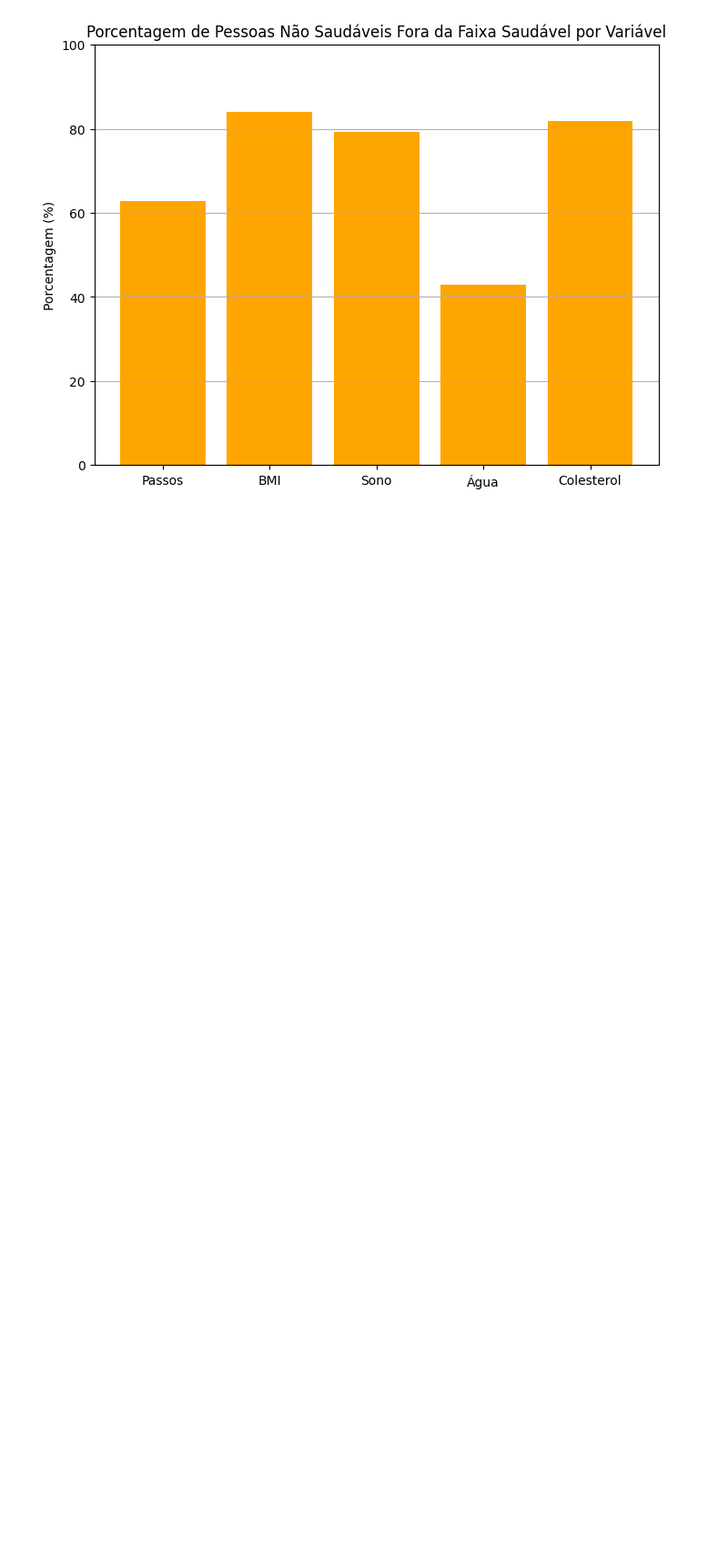
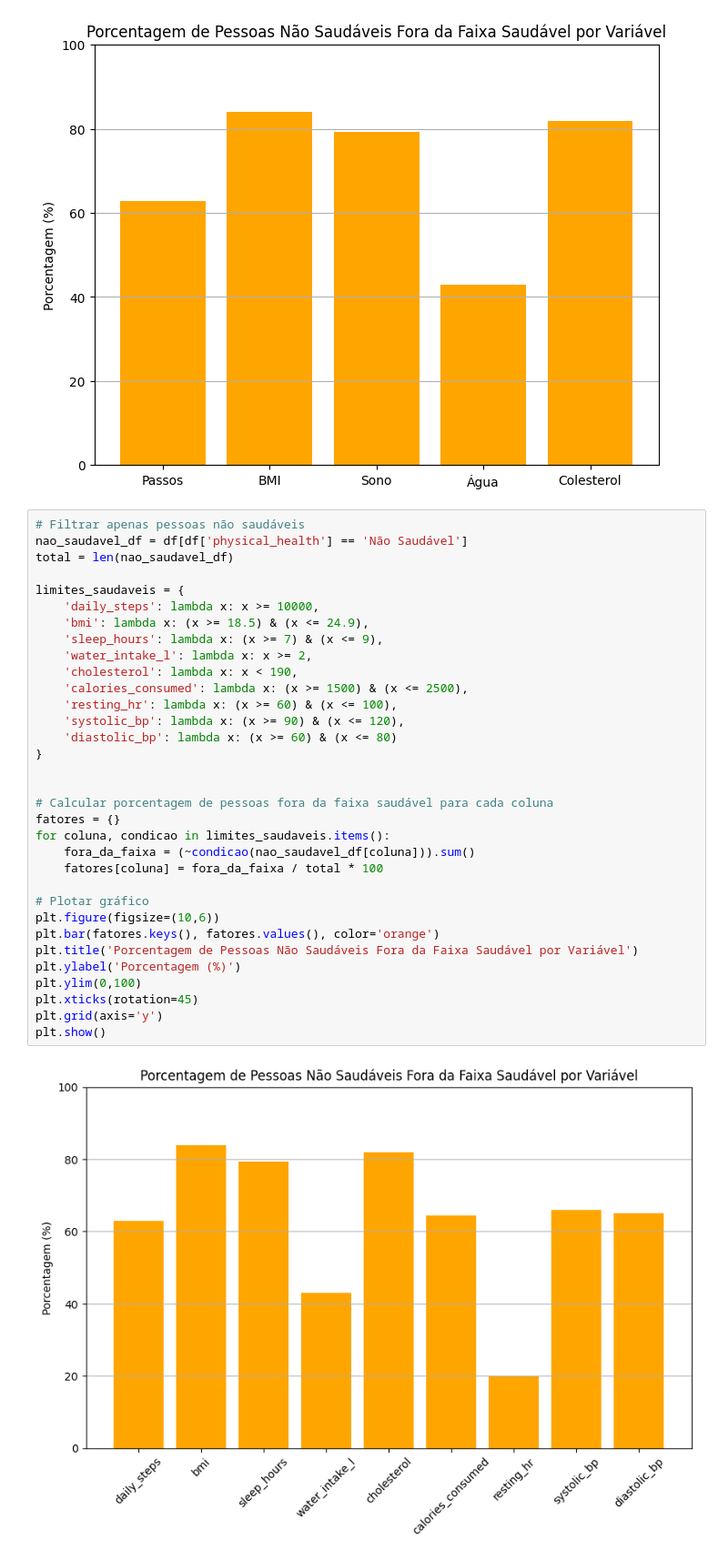
Before and after one commit to JulianoBZ/study_data_eng_projects, a Jupyter notebook: projeto2.ipynb, the cells around one changed output. Shown: that part at 91% size. Saved outputs shown, nothing was run; the diff lists cells and outputs as text; blank space fills up the shorter version.

```diff
--- a/projeto2.ipynb
+++ b/projeto2.ipynb
@@ -225,3 +225,38 @@ plt.grid(axis='y')
 plt.show()
 # %% [output]
 [figure]
+# %%
+# Filtrar apenas pessoas não saudáveis
+nao_saudavel_df = df[df['physical_health'] == 'Não Saudável']
+total = len(nao_saudavel_df)
+
+limites_saudaveis = {
+    'daily_steps': lambda x: x >= 10000,
+    'bmi': lambda x: (x >= 18.5) & (x <= 24.9),
+    'sleep_hours': lambda x: (x >= 7) & (x <= 9),
+    'water_intake_l': lambda x: x >= 2,
+    'cholesterol': lambda x: x < 190,
+    'calories_consumed': lambda x: (x >= 1500) & (x <= 2500),
+    'resting_hr': lambda x: (x >= 60) & (x <= 100),
+    'systolic_bp': lambda x: (x >= 90) & (x <= 120),
+    'diastolic_bp': lambda x: (x >= 60) & (x <= 80)
+}
+
+
+# Calcular porcentagem de pessoas fora da faixa saudável para cada coluna
+fatores = {}
+for coluna, condicao in limites_saudaveis.items():
+    fora_da_faixa = (~condicao(nao_saudavel_df[coluna])).sum()
+    fatores[coluna] = fora_da_faixa / total * 100
+
+# Plotar gráfico
+plt.figure(figsize=(10,6))
+plt.bar(fatores.keys(), fatores.values(), color='orange')
+plt.title('Porcentagem de Pessoas Não Saudáveis Fora da Faixa Saudável por Variável')
+plt.ylabel('Porcentagem (%)')
+plt.ylim(0,100)
+plt.xticks(rotation=45)
+plt.grid(axis='y')
+plt.show()
+# %% [output]
+[figure, added]
```
Also changed, not shown: parts of 1 cell of this notebook.
